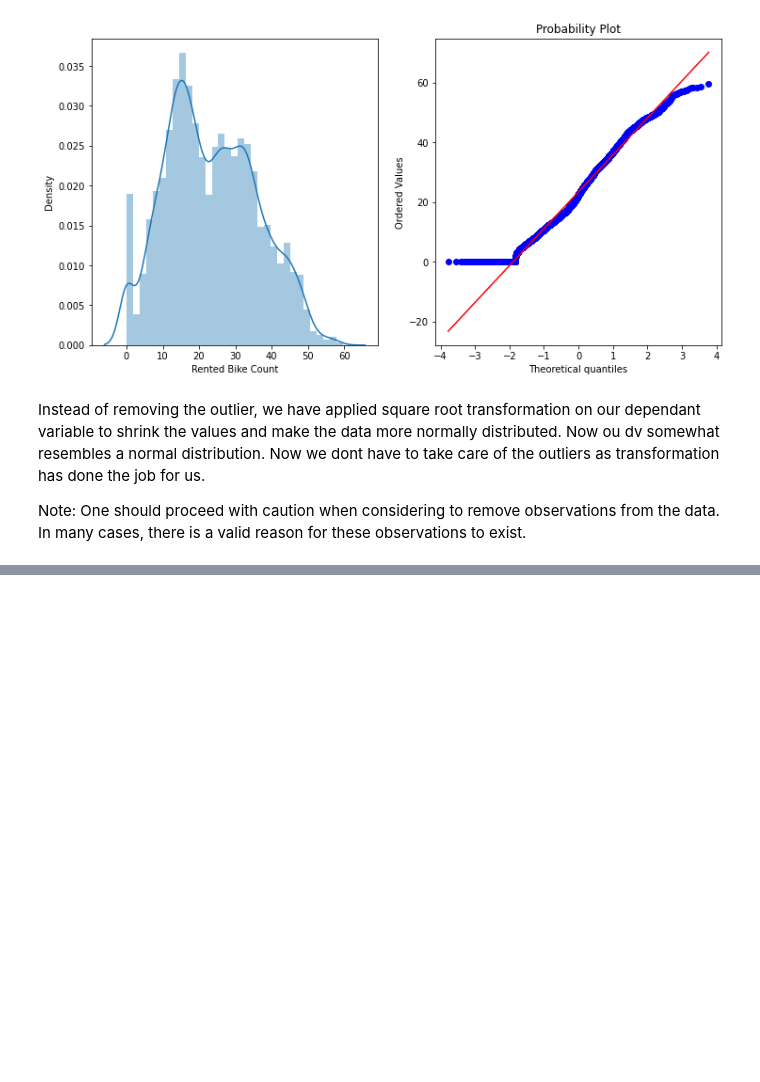
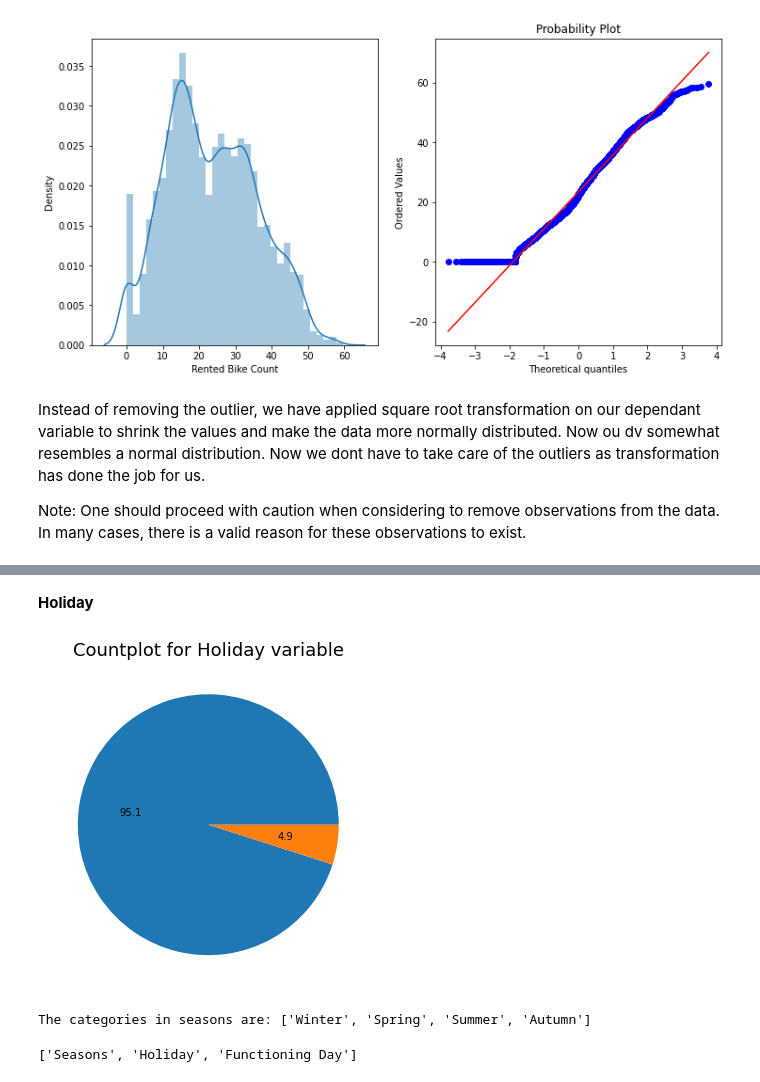
Before and after one commit to rahool010/Bike-Sharing-Demand-Prediction, a Jupyter notebook: Bike_Sharing_Demand_Prediction_Capstone_Project.ipynb, the cells around one changed output, grey strips where cells are left out. Drawn from its saved outputs; the diff is of its cells as text; code cells hidden in the pictures; blank space fills up the shorter version.

```diff
--- a/Bike_Sharing_Demand_Prediction_Capstone_Project.ipynb
+++ b/Bike_Sharing_Demand_Prediction_Capstone_Project.ipynb
@@ -155,0 +166,15 @@ Note: One should proceed with caution when considering to remove observations fr
+# %% [markdown]
+**Holiday**
+# %%
+# Visualizing the counts
+plt.figure(figsize=(14,6))
+plt.pie(seoul_df['Holiday'].value_counts(), autopct='%1.1f')
+plt.title('Countplot for Holiday variable', fontsize=18)
+plt.show()
+# %% [output]
+[figure, added]
+# %%
+# season variable
+print('The categories in seasons are:', seoul_df['Seasons'].unique().tolist())
+# %% [output]
+The categories in seasons are: ['Winter', 'Spring', 'Summer', 'Autumn']
@@ -155,0 +193,4 @@ Note: One should proceed with caution when considering to remove observations fr
+# %%
+cat_features
+# %% [output]
+['Seasons', 'Holiday', 'Functioning Day']
```
Also changed, not shown: parts of 4 cells of this notebook.
